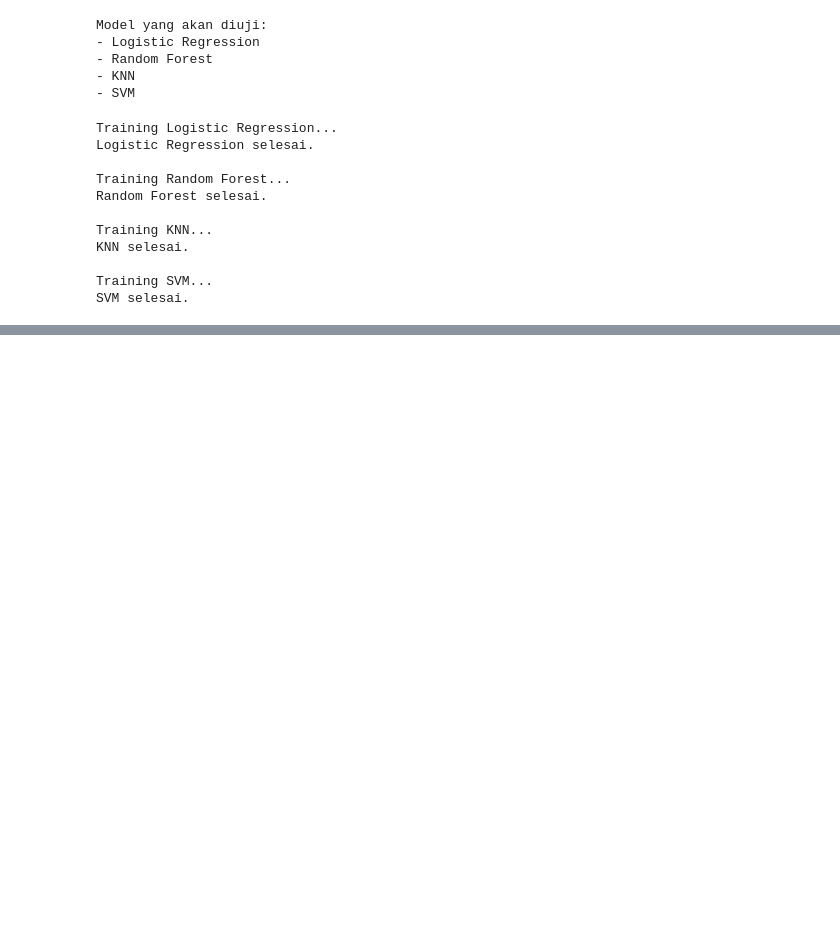
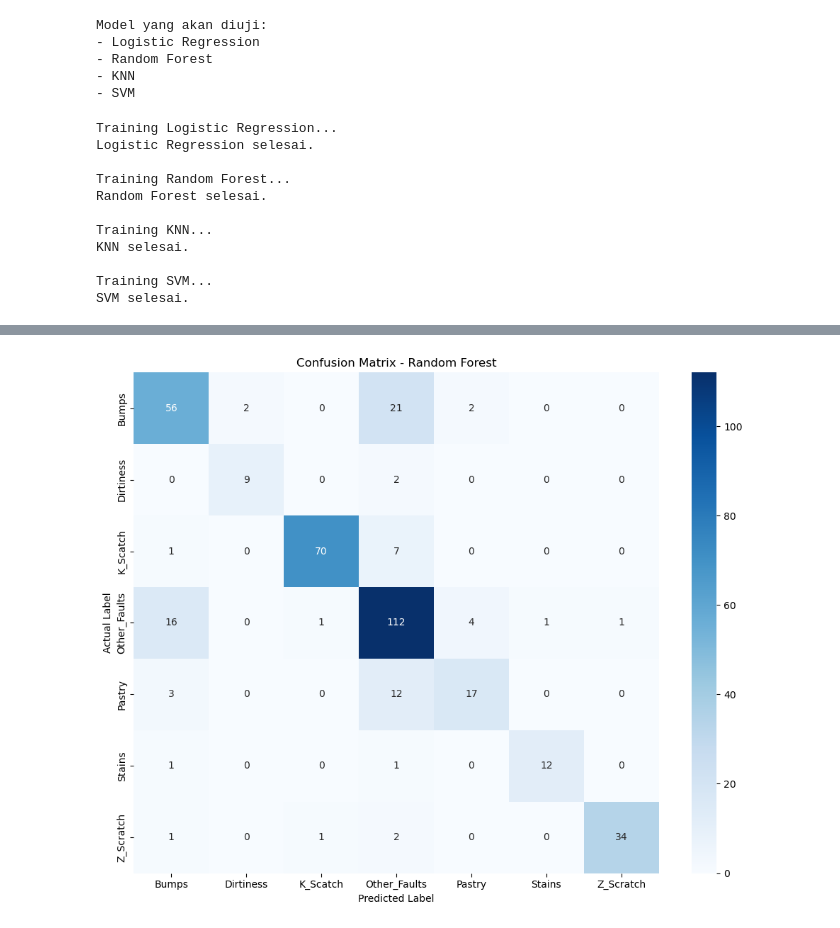
Before and after one commit to FaizAzril/smart-ml-kelompok2, a Jupyter notebook: notebooks/02_ML1_Classification.ipynb, the cells around one changed output, grey strips where cells are left out. Drawn from its saved outputs; the diff is of its cells as text; code cells hidden in the pictures; blank space fills up the shorter version.

Commit message:
[FEAT] Add classification model evaluation

```diff
--- a/notebooks/02_ML1_Classification.ipynb
+++ b/notebooks/02_ML1_Classification.ipynb
@@ -165,0 +174,8 @@ SVM selesai.
+# %%
+rf_model = trained_models["Random Forest"]
+
+y_pred_rf = rf_model.predict(X_test_scaled)
+
+print("Classification Report - Random Forest")
+print("=" * 60)
+print(classification_report(y_test, y_pred_rf, zero_division=0))
@@ -165,0 +203,25 @@ SVM selesai.
+# %%
+cm = confusion_matrix(
+    y_test,
+    y_pred_rf,
+    labels=rf_model.classes_
+)
+
+plt.figure(figsize=(10, 8))
+
+sns.heatmap(
+    cm,
+    annot=True,
+    fmt="d",
+    cmap="Blues",
+    xticklabels=rf_model.classes_,
+    yticklabels=rf_model.classes_
+)
+
+plt.title("Confusion Matrix - Random Forest")
+plt.xlabel("Predicted Label")
+plt.ylabel("Actual Label")
+plt.tight_layout()
+plt.show()
+# %% [output]
+[figure, added]
```
Also changed, not shown: parts of 7 cells of this notebook.
